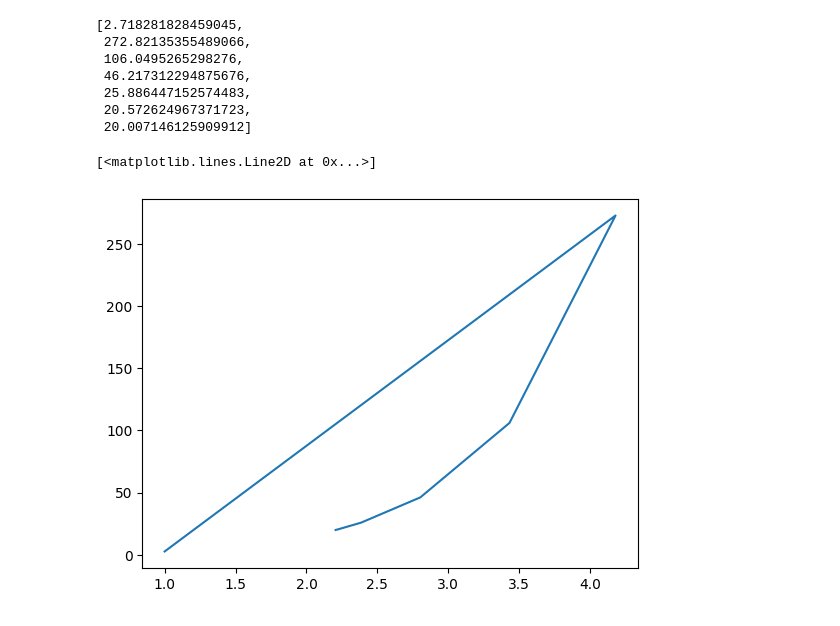
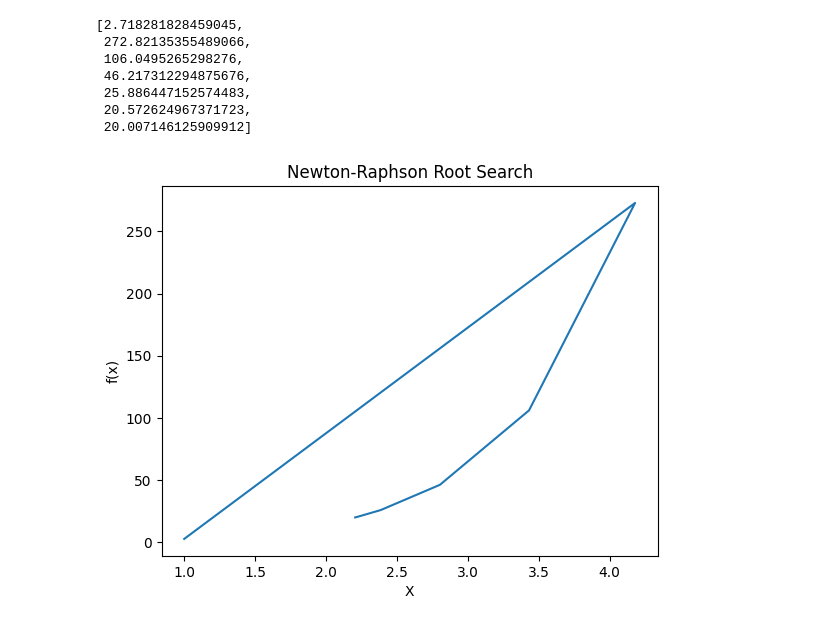
Before and after one commit to vedangmatey/NYU-FRE-Bootcamp1, a Jupyter notebook: Assignment1.ipynb, the cells around one changed output. Cells and saved outputs as stored; diff of their text form; code cells hidden in the pictures.

```diff
--- a/Assignment1.ipynb
+++ b/Assignment1.ipynb
@@ -67,8 +67,11 @@ y
  25.886447152574483,
  20.572624967371723,
  20.007146125909912]
-# %%
-plt.plot(X,y)
-# %% [output]
-[<matplotlib.lines.Line2D at 0x...>]
-[figure, removed]
+# %%
+plt.xlabel('X')
+plt.ylabel('f(x)')
+plt.title('Newton-Raphson Root Search')
+plt.plot(X,y)
+plt.show()
+# %% [output]
+[figure, added]
```
